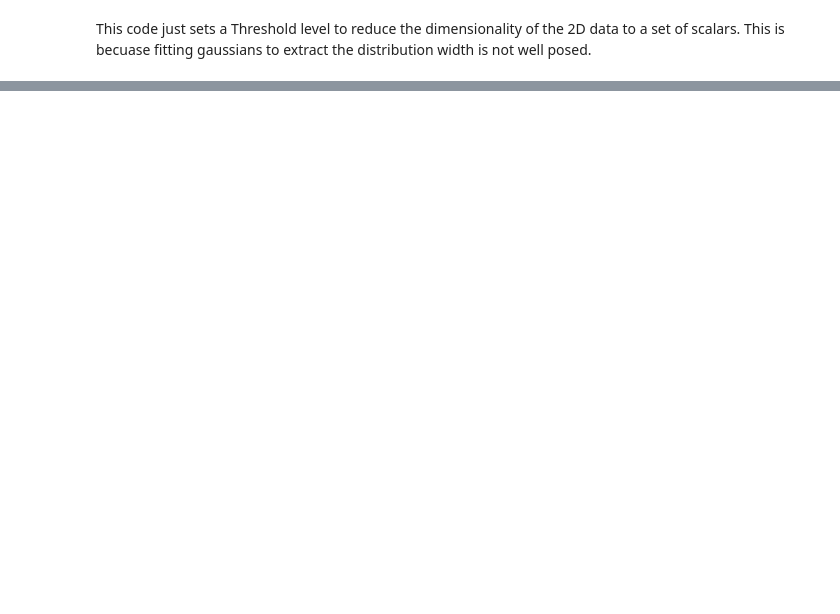
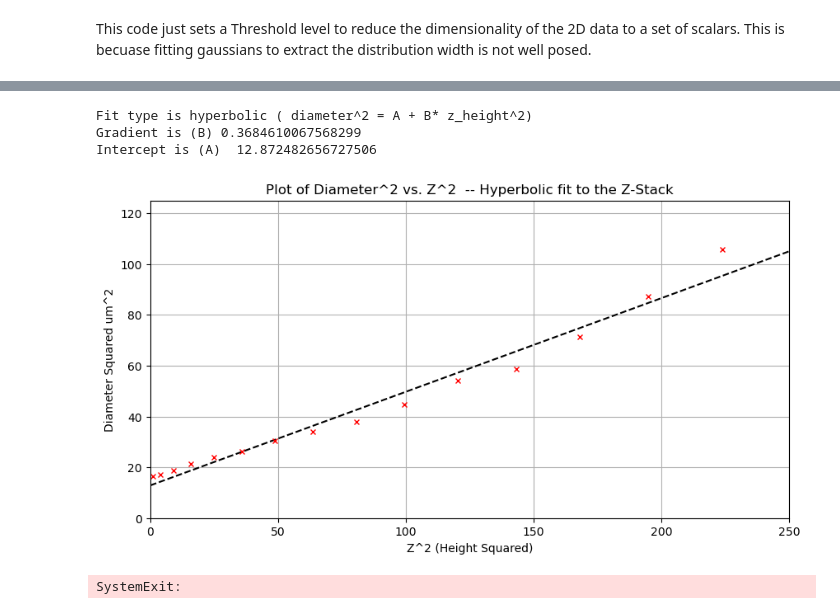
Before and after one commit to pamud-akalanka/FSVPy, a Jupyter notebook: SyntheticStreaks/Threshold_calibration.ipynb, the cells around one changed output, grey strips where cells are left out. Saved outputs shown, nothing was run; the diff lists cells and outputs as text; code cells hidden in the pictures; blank space fills up the shorter version.

```diff
--- a/SyntheticStreaks/Threshold_calibration.ipynb
+++ b/SyntheticStreaks/Threshold_calibration.ipynb
@@ -135,3 +135,35 @@ plt.grid()
+# %%
+from scipy.optimize import curve_fit
+#fit a hyperbolic function to the above diameter vs height variation
+plt.figure()
+dii_squared = np.multiply(dii,dii)
+frame_sqrd = np.multiply(plotframes, plotframes)
+pred_params, uncert_cov = curve_fit(fun.line, frame_sqrd[30:np.argmin(dii)], dii_squared[30:np.argmin(dii)], method='lm')
+x = np.linspace(-shift,0,100) + shift
+yy = (pred_params[1] + pred_params[0]* np.multiply(x,x))
+plt.plot(np.multiply(x,x), yy, ls='--',c='k')
+plt.plot(frame_sqrd[30:np.argmin(dii)],dii_squared[30:np.argmin(dii)], 'rx',markersize=5)
+#plt.plot(frame_sqrd[np.argmin(dii):-1],dii_squared[np.argmin(dii):-1], 'gx',markersize=5)
+plt.xlim([0, 250])
+plt.ylim([0, 125])
+
+plt.grid()
+plt.xlabel('Z^2 (Height Squared)')
+plt.ylabel('Diameter Squared um^2')
+plt.title('Plot of Diameter^2 vs. Z^2  -- Hyperbolic fit to the Z-Stack')
+#plt.legend(['Linearized Hyperbolic fit (Replace objective with simple convex)','Red -Z', 'Green +Z'])
+print('Fit type is hyperbolic ( diameter^2 = A + B* z_height^2)')
+print('Gradient is (B)', pred_params[0])
+print('Intercept is (A) ', pred_params[1])
+# %% [output]
+Fit type is hyperbolic ( diameter^2 = A + B* z_height^2)
+Gradient is (B) 0.3684610067568299
+Intercept is (A)  12.872482656727506
+[figure, added]
+# %%
+sys.exit()#terminate here for now...
+# %% [output]
+SystemExit:
 # %%
 #save data
 import csv
```
Also changed, not shown: parts of 8 cells of this notebook, 6 other files.
